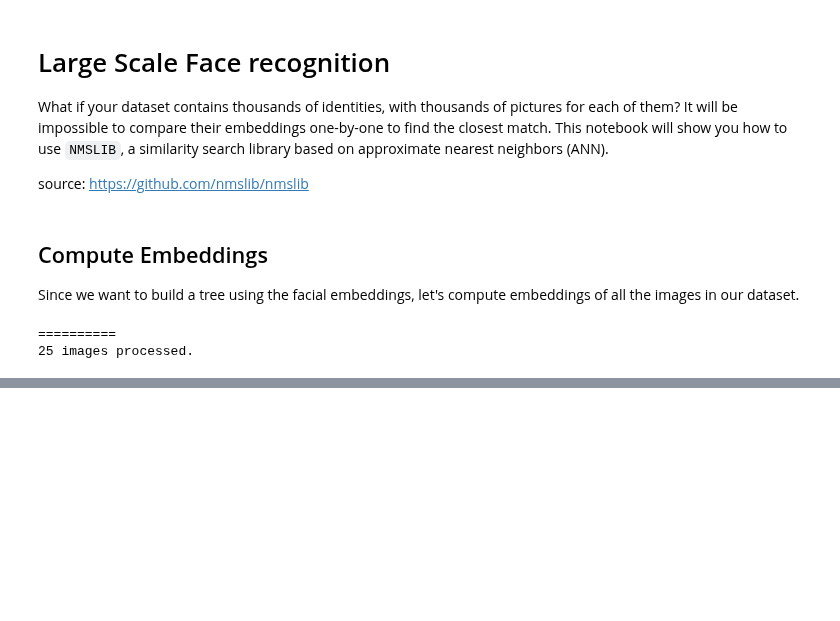
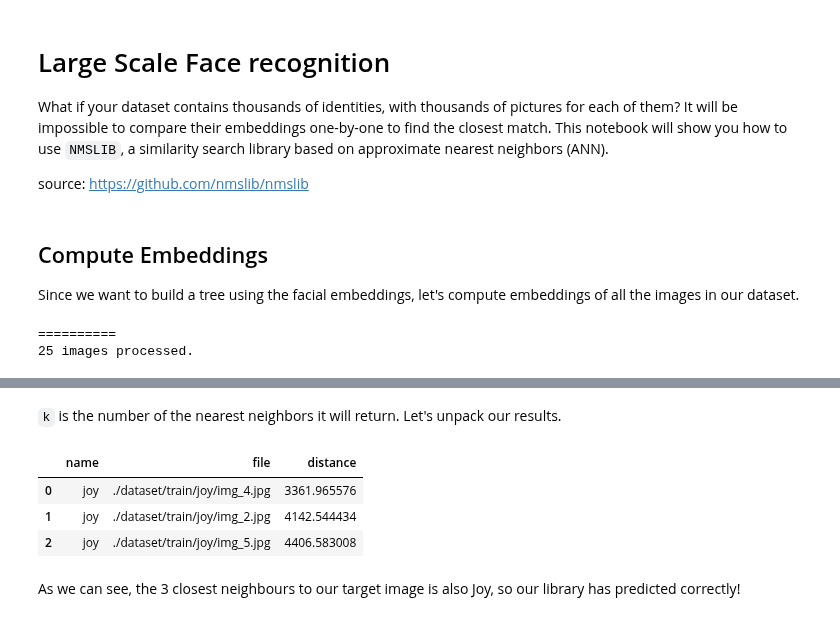
Before and after one commit to noomnooms/face_recognition, a Jupyter notebook: 3. large scale face recognition.ipynb, the cells around one changed output, grey strips where cells are left out. Drawn from its saved outputs; the diff is of its cells as text; code cells hidden in the pictures; blank space fills up the shorter version.

```diff
--- a/3. large scale face recognition.ipynb
+++ b/3. large scale face recognition.ipynb
@@ -36,7 +38,8 @@ input_size = (224, 224)
 
 Since we want to build a tree using the facial embeddings, let's compute embeddings of all the images in our dataset.
 # %%
-representations = []
+id_list = pd.DataFrame(columns=['name', 'file'])
+embeddings = []
 for id in os.listdir('./dataset/train/'):
     folder = './dataset/train/{}/'.format(id)
     for file in os.listdir(folder):
@@ -45,9 +48,11 @@ for id in os.listdir('./dataset/train/'):
             processed_img = processor.preproc(cv2.imread(filepath))[0][0]
             embedding = model.predict(utils.resize(processed_img, input_size), verbose=False)[0,:]
 
-            representations.append([id, embedding])
+            id_list.loc[len(id_list.index)] = [id, filepath]
+            embeddings.append(embedding)
         except:
             print('Failed to process/predict {}'.format(filepath))
+embeddings = np.array(embeddings, dtype='f')
 print('='*10 + '\n{} images processed.'.format(len(embeddings)))
 # %% [output]
 ==========
@@ -54,0 +69,14 @@ print('='*10 + '\n{} images processed.'.format(len(embeddings)))
+# %%
+# Set index parameters
+index_time_params = {'M': 15, 'indexThreadQty': 4, 'efConstruction': 100, 'post' : 0}
+
+# Initialize
+index = nmslib.init(
+    method = 'hnsw', # hierarchical navigable small world graph
+    space = 'l2', # euclidean
+    data_type = nmslib.DataType.DENSE_VECTOR
+)
+
+# build the index
+index.addDataPointBatch(embeddings)
+index.createIndex(index_time_params)
@@ -54,0 +102,16 @@ print('='*10 + '\n{} images processed.'.format(len(embeddings)))
+# %%
+# query the library
+neighbors, distances = index.knnQueryBatch(target_representation, k=3, num_threads=4)[0]
+# %% [markdown]
+`k` is the number of the nearest neighbors it will return. Let's unpack our results.
+# %%
+results = [[id_list['name'][neighbors[i]], id_list['file'][neighbors[i]], distances[i]] for i in range(len(neighbors))]
+results = pd.DataFrame(results, columns = ['name', 'file', 'distance'])
+results
+# %% [output]
+|  | name | file | distance |
+| 0 | joy | ./dataset/train/joy/img_4.jpg | 3361.965576 |
+| 1 | joy | ./dataset/train/joy/img_2.jpg | 4142.544434 |
+| 2 | joy | ./dataset/train/joy/img_5.jpg | 4406.583008 |
+# %% [markdown]
+As we can see, the 3 closest neighbours to our target image is also Joy, so our library has predicted correctly!
```
Also changed, not shown: parts of 4 cells of this notebook, 1 other file.
